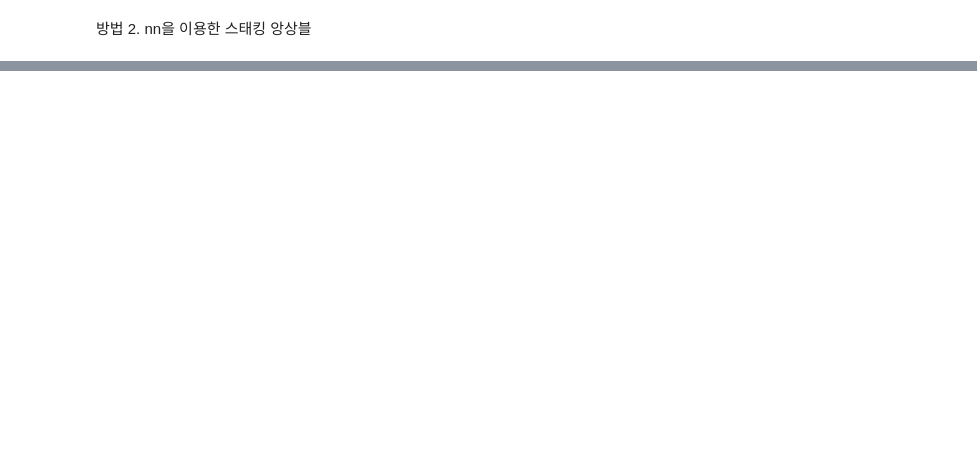
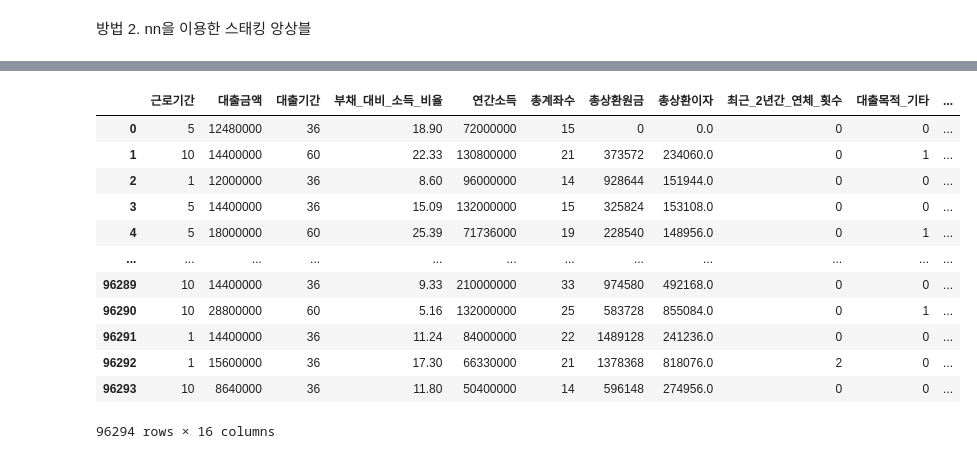
Before and after one commit to Tiabet/DACON-code, a Jupyter notebook: 대출등급예측.ipynb, the cells around one changed output, grey strips where cells are left out. Saved outputs shown, nothing was run; the diff lists cells and outputs as text; code cells hidden in the pictures; blank space fills up the shorter version.

```diff
--- a/대출등급예측.ipynb
+++ b/대출등급예측.ipynb
@@ -200,7 +204,7 @@ import lightgbm as lgbm
 
 lgbm_params = {
           'objective': 'multiclass',
-          'num_class': 6,
+          'num_class': 7,
           'metric': 'multi_logloss',
           'boosting_type': 'gbdt',
           'n_estimators': 15000,
@@ -217,10 +221,10 @@ lgbm_params = {
 lgbm_model = lgbm.LGBMClassifier(**lgbm_params)
 # %%
 # Fit the model to the training data
-#lgbm_model.fit(train_X, train_y)
+lgbm_model.fit(train_X, train_y)
 
 # Make predictions on the test data
-#predictions = lgbm_model.predict(test_X)
+predictions = lgbm_model.predict(test_X)
 # %%
 from google.colab import drive
 drive.mount('/content/drive')
@@ -336,7 +352,7 @@ lgbm_params
  'verbose': -1}
 # %%
 update_params = {'objective': 'multiclass',
- 'num_class': 6,
+ 'num_class': 7,
  'metric': 'multi_logloss',
  'boosting_type': 'gbdt',
   'verbose' : -1}
@@ -393,4 +424,0 @@ for train_index, test_index in skf.split(X, y):
-# %%
-train_X['lgbm_predictions'] = predictions
-mapping = {'A': 1, 'B': 2, 'C': 3, 'D': 4, 'E': 5, 'F': 6}
-train_X['lgbm_predictions'] = train_X['lgbm_predictions'].map(mapping)
@@ -396,0 +431,16 @@ train_X['lgbm_predictions'] = train_X['lgbm_predictions'].map(mapping)
+# %%
+train_X
+# %% [output]
+|  | 근로기간 | 대출금액 | 대출기간 | 부채_대비_소득_비율 | 연간소득 | 총계좌수 | 총상환원금 | 총상환이자 | 최근_2년간_연체_횟수 | 대출목적_기타 | ... |
+| 0 | 5 | 12480000 | 36 | 18.90 | 72000000 | 15 | 0 | 0.0 | 0 | 0 | ... |
+| 1 | 10 | 14400000 | 60 | 22.33 | 130800000 | 21 | 373572 | 234060.0 | 0 | 1 | ... |
+| 2 | 1 | 12000000 | 36 | 8.60 | 96000000 | 14 | 928644 | 151944.0 | 0 | 0 | ... |
+| 3 | 5 | 14400000 | 36 | 15.09 | 132000000 | 15 | 325824 | 153108.0 | 0 | 0 | ... |
+| 4 | 5 | 18000000 | 60 | 25.39 | 71736000 | 19 | 228540 | 148956.0 | 0 | 1 | ... |
+| ... | ... | ... | ... | ... | ... | ... | ... | ... | ... | ... | ... |
+| 96289 | 10 | 14400000 | 36 | 9.33 | 210000000 | 33 | 974580 | 492168.0 | 0 | 0 | ... |
+| 96290 | 10 | 28800000 | 60 | 5.16 | 132000000 | 25 | 583728 | 855084.0 | 0 | 1 | ... |
+| 96291 | 1 | 14400000 | 36 | 11.24 | 84000000 | 22 | 1489128 | 241236.0 | 0 | 0 | ... |
+| 96292 | 1 | 15600000 | 36 | 17.30 | 66330000 | 21 | 1378368 | 818076.0 | 2 | 0 | ... |
+| 96293 | 10 | 8640000 | 36 | 11.80 | 50400000 | 14 | 596148 | 274956.0 | 0 | 0 | ... |
+96294 rows × 16 columns
```
Also changed, not shown: parts of 18 cells of this notebook.
